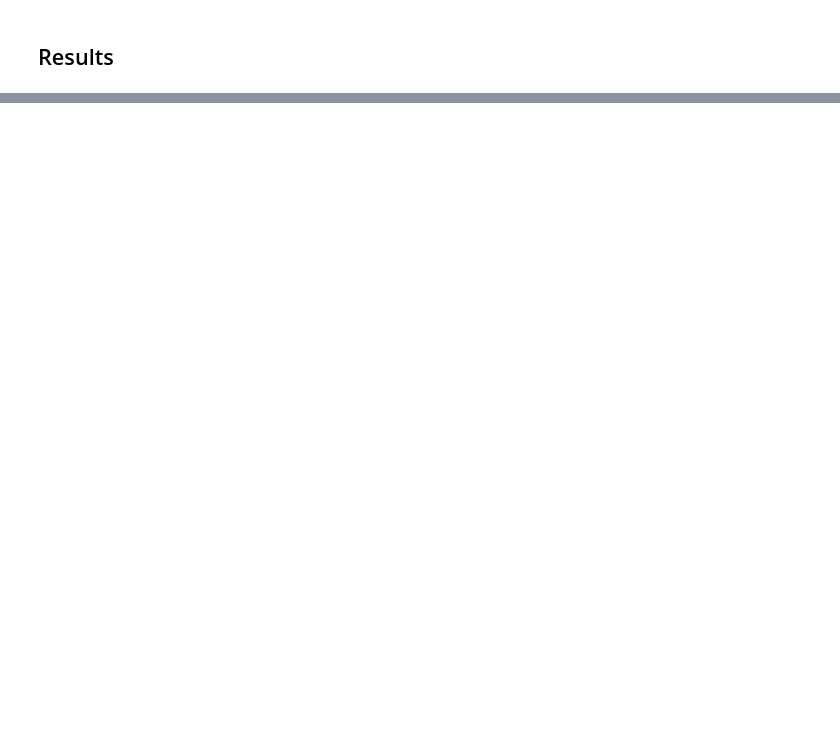
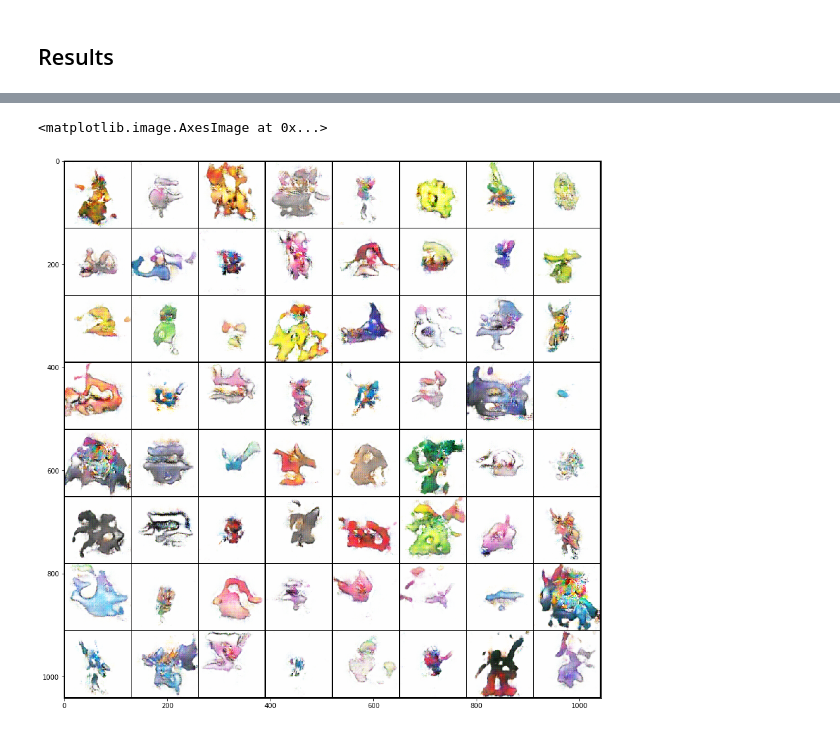
Before and after one commit to DonaCrio/gotta-gen-em-all, a Jupyter notebook: src/WGAN.ipynb, the cells around one changed output, grey strips where cells are left out. Cells and saved outputs as stored; diff of their text form; code cells hidden in the pictures; blank space fills up the shorter version.

```diff
--- a/src/WGAN.ipynb
+++ b/src/WGAN.ipynb
@@ -226,8 +282,12 @@ def compute_gradient_penalty(D, real_samples, fake_samples):
 #  the progression of the generator
 fixed_noise = torch.randn(64, LATENT_VECTOR_SIZE, 1, 1, device=device)
 img_list = []
+G_losses = []
+D_losses = []
+D_x = []
+D_G_z = []
+batches_done = 0
 
-batches_done = 0
 print("Starting Training Loop...")
 
 # For each epoch
@@ -252,6 +312,10 @@ for epoch in range(NUM_EPOCHS):
 
     real_validity = discriminator(real_imgs)
     fake_validity = discriminator(fake_imgs)
+
+    D_x.append(real_validity.mean().item())
+    D_G_z.append(fake_validity.mean().item())
+
     # compute graient penalty
     gradient_penalty = compute_gradient_penalty(discriminator, real_imgs.data, fake_imgs.data)
     # Adversarial loss
@@ -276,6 +340,8 @@ for epoch in range(NUM_EPOCHS):
       loss_G.backward()
       optimizer_G.step()
 
+      D_losses.append(loss_D.item())
+      G_losses.append(loss_G.item())
       print(
         "[Epoch %d/%d][Batch %d/%d][D loss: %f] [G loss: %f]"
         % (epoch, NUM_EPOCHS, batches_done % len(dataloader), len(dataloader), loss_D.item(), loss_G.item())
@@ -283,7 +349,7 @@ for epoch in range(NUM_EPOCHS):
       batches_done += D_N_TRAIN
 
   # Check how the generator is doing by saving G's output on fixed_noise
-  if (epoch % (NUM_EPOCHS / 50) == 0) or ((epoch == NUM_EPOCHS - 1) and (i == len(dataloader) - 1)):
+  if (epoch % (NUM_EPOCHS / 20) == 0) or ((epoch == NUM_EPOCHS - 1) and (i == len(dataloader) - 1)):
     with torch.no_grad():
       fake = generator(fixed_noise).detach().cpu()
       img_list.append(vutils.make_grid(fake, padding=2, normalize=True))
@@ -317,8 +426,10 @@ HTML(ani.to_jshtml())
 # %%
 # Save images
-#plt.figure(figsize=(15,15))
-#plt.imshow(np.transpose(img_list[-1],(1,2,0)))
-#plt.savefig(os.path.join(PATH_NOTEBOOK, "wow.png"))
+plt.figure(figsize=(15,15))
+plt.imshow(np.transpose(img_list[-1],(1,2,0)))
+# %% [output]
+<matplotlib.image.AxesImage at 0x...>
+[figure, added]
 # %%
 # Generate random pokemons
 num_pokemons = 3
```
Also changed, not shown: parts of 17 cells of this notebook.
